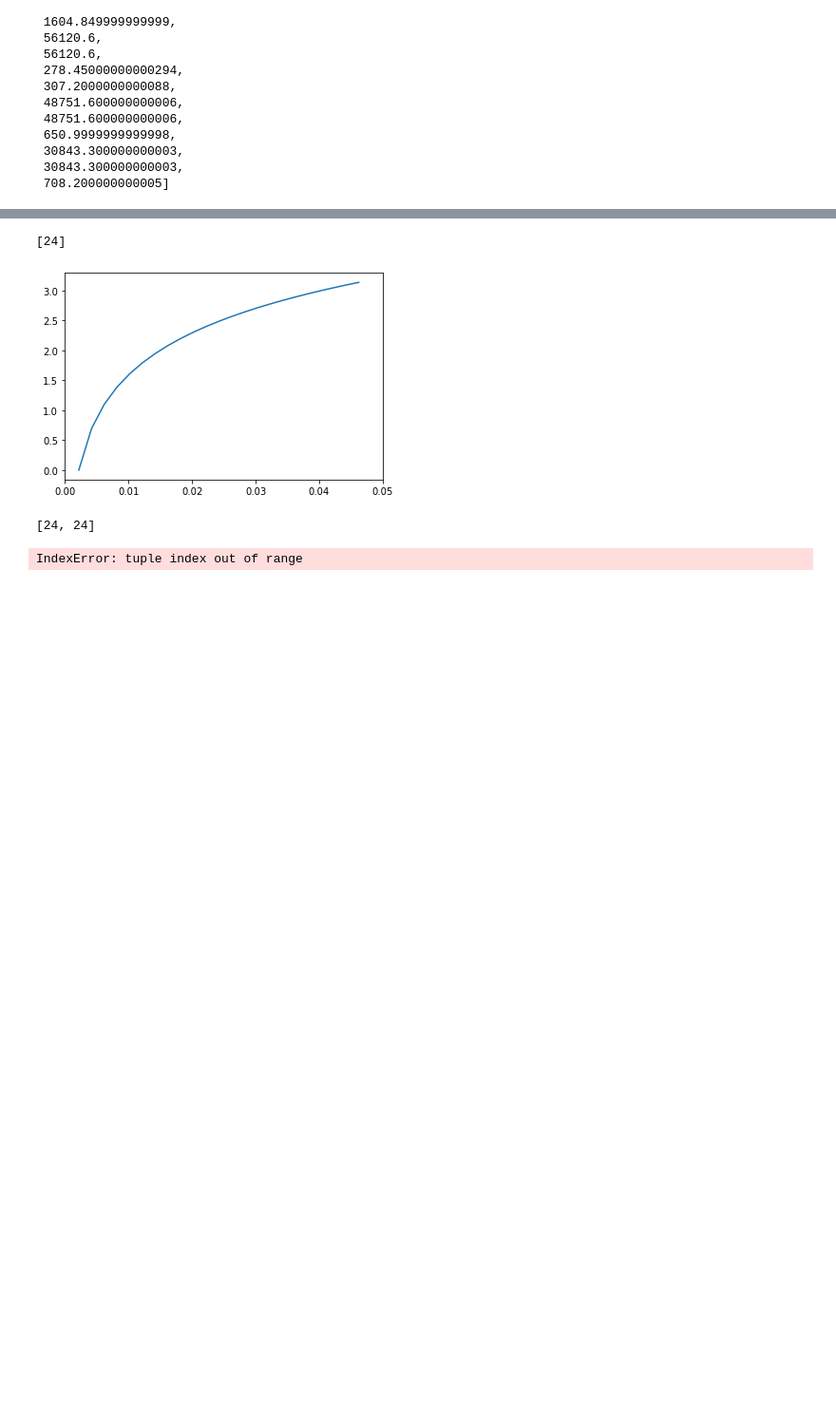
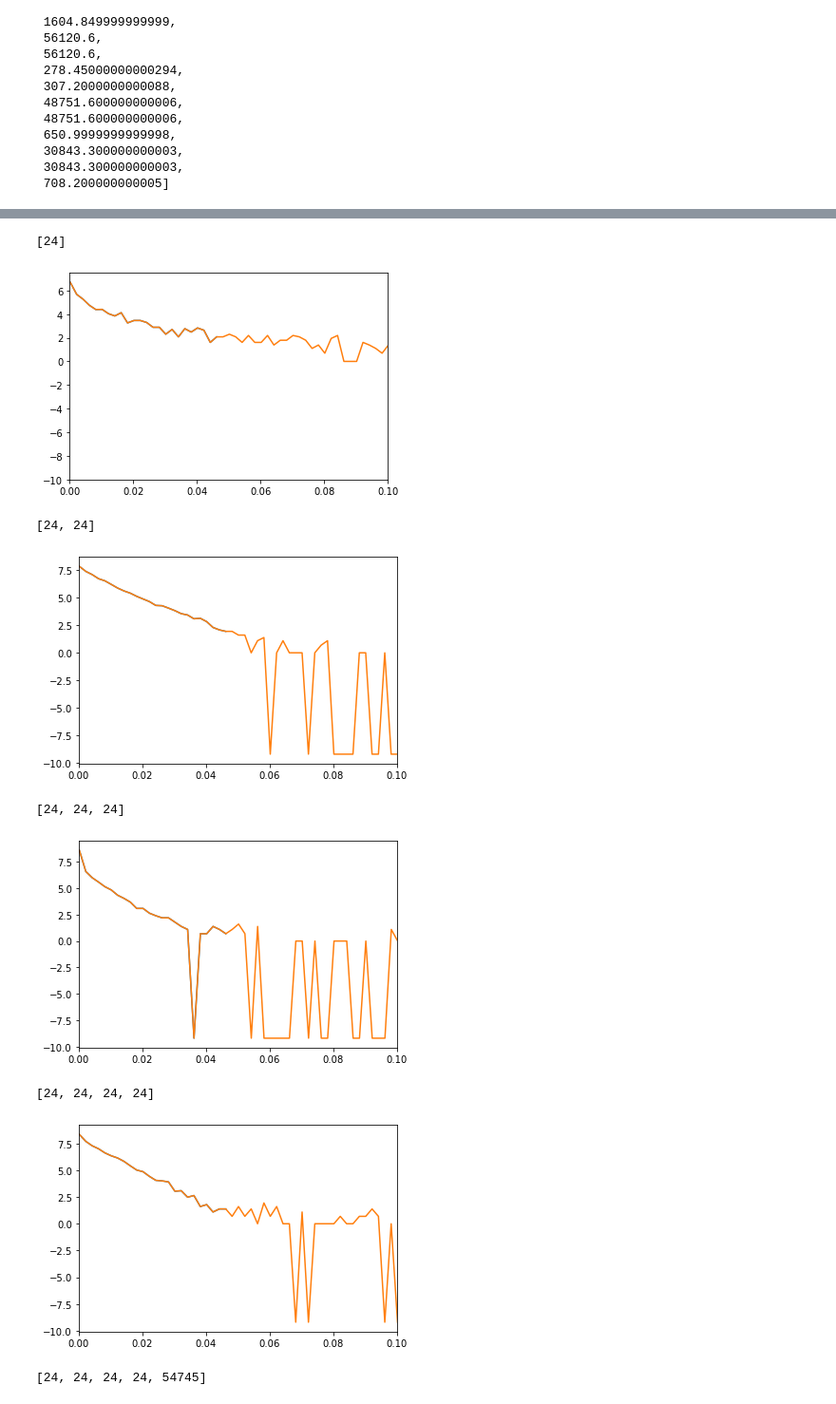
Before and after one commit to bilije/beka-z-potasu, a Jupyter notebook: projekt2.ipynb, the cells around one changed output, grey strips where cells are left out. Shown at 95% size. Saved outputs shown, nothing was run; the diff lists cells and outputs as text; code cells hidden in the pictures; blank space fills up the shorter version.

```diff
--- a/projekt2.ipynb
+++ b/projekt2.ipynb
@@ -14,7 +14,7 @@ def kochambiofizyke(x, a, b, c):
     return a*x**2 + b*x + c
 
 #---------- Wybieranie tylko plików z rozszerzeniem .abf ----------#
-files = np.sort(os.listdir('ZAPISY'))
+files = np.sort(os.listdir('../ZAPISY'))
 files_names = [n for n in files if '.abf' in n]
 
 
@@ -22,7 +22,7 @@ files_names = [n for n in files if '.abf' in n]
 xs = []
 ys = []
 for i in files_names:
-    abf = pyabf.ABF(f'ZAPISY/{i}')
+    abf = pyabf.ABF(f'../ZAPISY/{i}')
     abf.setSweep(0)
     xs.append(abf.sweepX)
     ys.append(abf.sweepY)
@@ -319,8 +319,8 @@ bins_burst = []
 
 for i in range(len(burst_points)):
     burst_points_diff.append(np.diff(burst_points[i]))
-    countsbb, binsbb, _ = plt.hist(burst_points_diff[i],bins = int(bins_width[i]), log=True)
+    countsbb, binsbb = np.histogram(burst_points_diff[i],bins = int(bins_width[i]))
     counts_burst.append(countsbb)
     bins_burst.append(binsbb)
-    plt.xlim(0, right = 0.5)
-    plt.show()
+    # plt.xlim(0, right = 0.5)
+    plt.close()
@@ -348,0 +335,6 @@ def fbv(y):
+# %%
+i = 3
+plt.plot(bins_burst[i][:iter[i]],np.log(counts_burst[i][:iter[i]]+0.0001))
+a,b = np.polyfit(bins_burst[i][:iter[i]], np.log(counts_burst[i][:iter[i]]+0.0001), 1)
+plt.plot(bins_burst[i][:iter[i]], bins_burst[i][:iter[i]]*a + b, color = "orange" )
+#plt.xlim(left=0, right=0.2)
@@ -349,26 +344,34 @@ def fbv(y):
 # %%
 # it = find_iterator(counts1)
 # x_h = bins1[:it]
 # y_h = np.log(counts1[:it])
 # a,b = np.polyfit(x_h, y_h,1)
 # plt.plot(x_h, x_h*a+b)
 # plt.xlim(0, right=0.1)
 
 iter = []
 ass = []
 bss = []
 for i in range(len(counts_burst)):
     iter.append(fbv(bins_burst[i]))
     print(iter)
-    plt.plot(bins_burst[i][:iter[i]],np.log(counts_burst[i][:iter[i]]))
-    plt.xlim(0, right=0.05)
-    a,b = np.polyfit(bins_burst[i][:iter[i]], np.log(counts_burst[i][:iter[i]]), 1)
+    plt.plot(bins_burst[i][:iter[i]],np.log(counts_burst[i][:iter[i]]+0.0001))
+    plt.plot(bins_burst[i][:-1],np.log(counts_burst[i]+0.0001))
+    plt.xlim(0, right=0.1)
+    a,b = np.polyfit(bins_burst[i][:iter[i]], np.log(counts_burst[i][:iter[i]]+0.0001), 1)
+    # a,b = cf(fit_fun, bins_burst[i][:iter[i]], np.log(counts_burst[i][:iter[i]]))
     ass.append(a)
     bss.append(b)
-    plt.plot(bins_burst[i][:iter[i]],bins_burst[i][:iter[i]]*a+b, color = "orange" )
+    #plt.plot(bins_burst[i][:iter[i]], bins_burst[i][:iter[i]]*a + b, color = "orange" )
+    # plt.plot(bins_burst[i][:iter[i]],fit_fun(bins_burst[i][:iter[i]], a, b), color = "orange" )
     plt.show()
 # %% [output]
 [24]
-[figure, old version]
+[figure, new version]
 [24, 24]
+[figure, added]
-IndexError: tuple index out of range
+[24, 24, 24]
+[figure, added]
+[24, 24, 24, 24]
+[figure, added]
+[24, 24, 24, 24, 54745]
```
Also changed, not shown: parts of 6 cells of this notebook, 1 other file.
